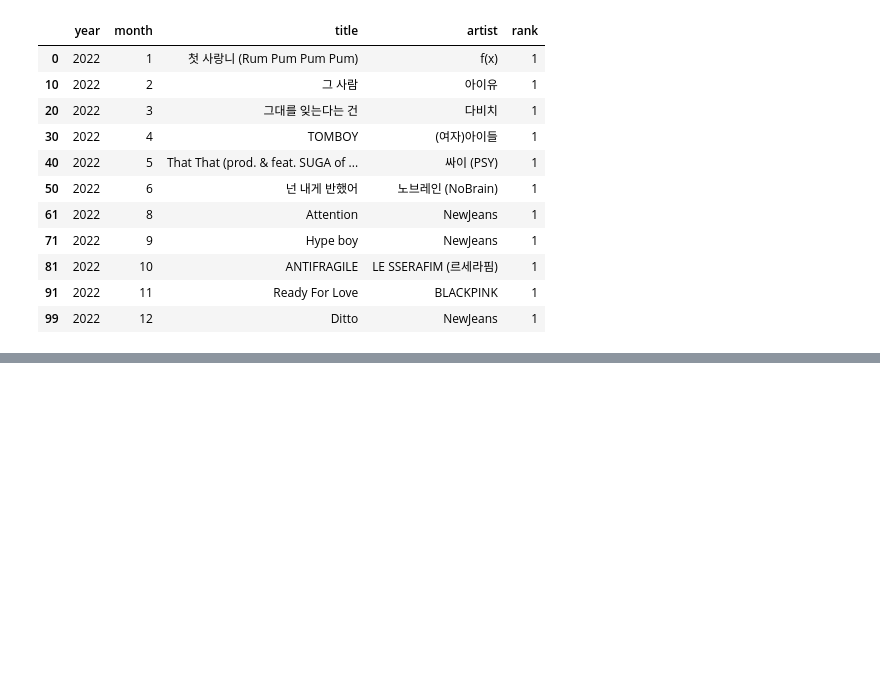
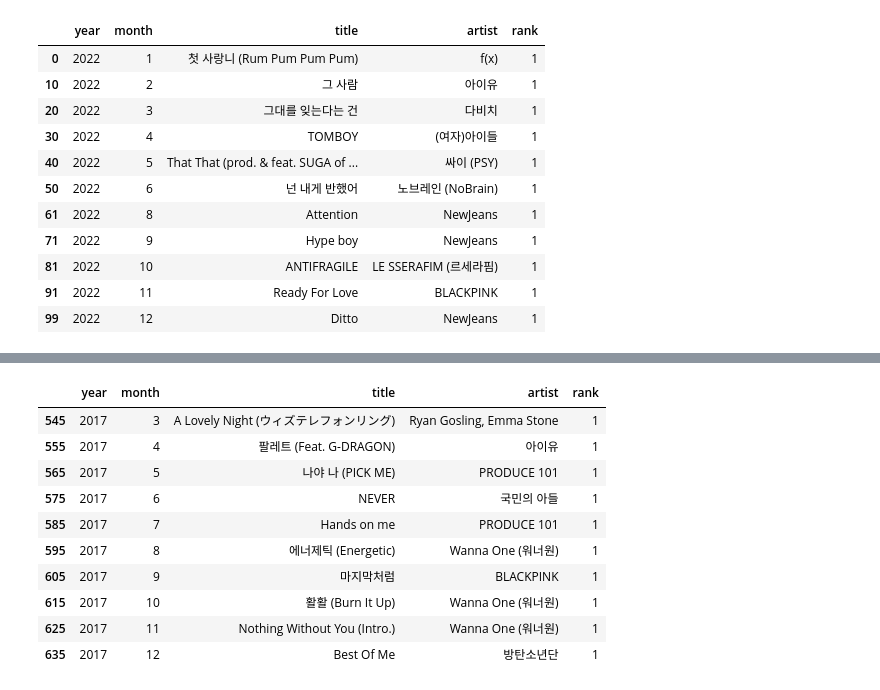
Before and after one commit to jenny-jione/melon_project, a Jupyter notebook: pandas_practice.ipynb, the cells around one changed output, grey strips where cells are left out. Cells and saved outputs as stored; diff of their text form; code cells hidden in the pictures; blank space fills up the shorter version.

```diff
--- a/pandas_practice.ipynb
+++ b/pandas_practice.ipynb
@@ -116,0 +151,14 @@ this_year_top_song
+# %%
+get_monthly_top_song(2017)
+# %% [output]
+|  | year | month | title | artist | rank |
+| 545 | 2017 | 3 | A Lovely Night (ウィズテレフォンリング) | Ryan Gosling, Emma Stone | 1 |
+| 555 | 2017 | 4 | 팔레트 (Feat. G-DRAGON) | 아이유 | 1 |
+| 565 | 2017 | 5 | 나야 나 (PICK ME) | PRODUCE 101 | 1 |
+| 575 | 2017 | 6 | NEVER | 국민의 아들 | 1 |
+| 585 | 2017 | 7 | Hands on me | PRODUCE 101 | 1 |
+| 595 | 2017 | 8 | 에너제틱 (Energetic) | Wanna One (워너원) | 1 |
+| 605 | 2017 | 9 | 마지막처럼 | BLACKPINK | 1 |
+| 615 | 2017 | 10 | 활활 (Burn It Up) | Wanna One (워너원) | 1 |
+| 625 | 2017 | 11 | Nothing Without You (Intro.) | Wanna One (워너원) | 1 |
+| 635 | 2017 | 12 | Best Of Me | 방탄소년단 | 1 |
```
Also changed, not shown: parts of 9 cells of this notebook.
